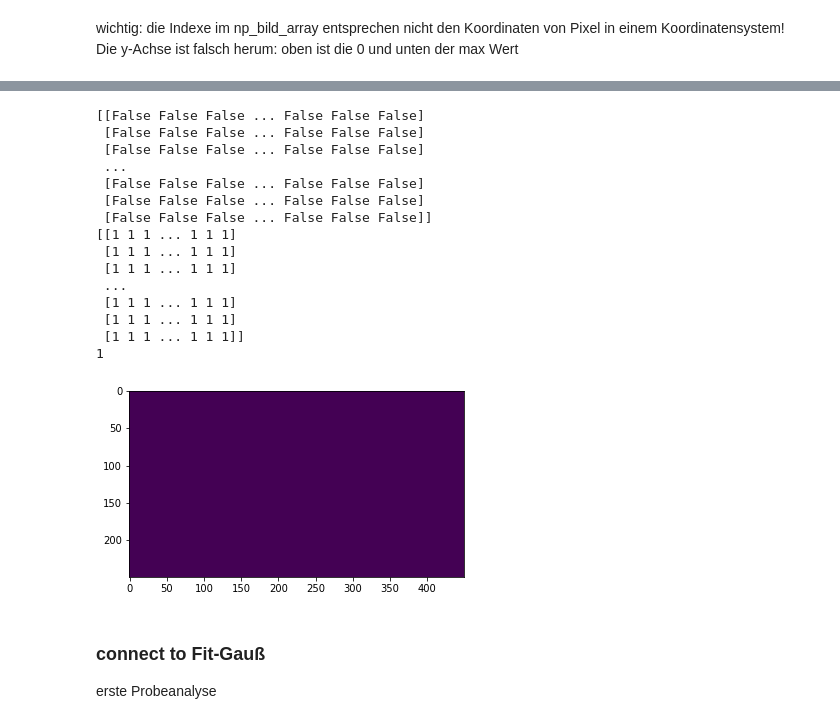
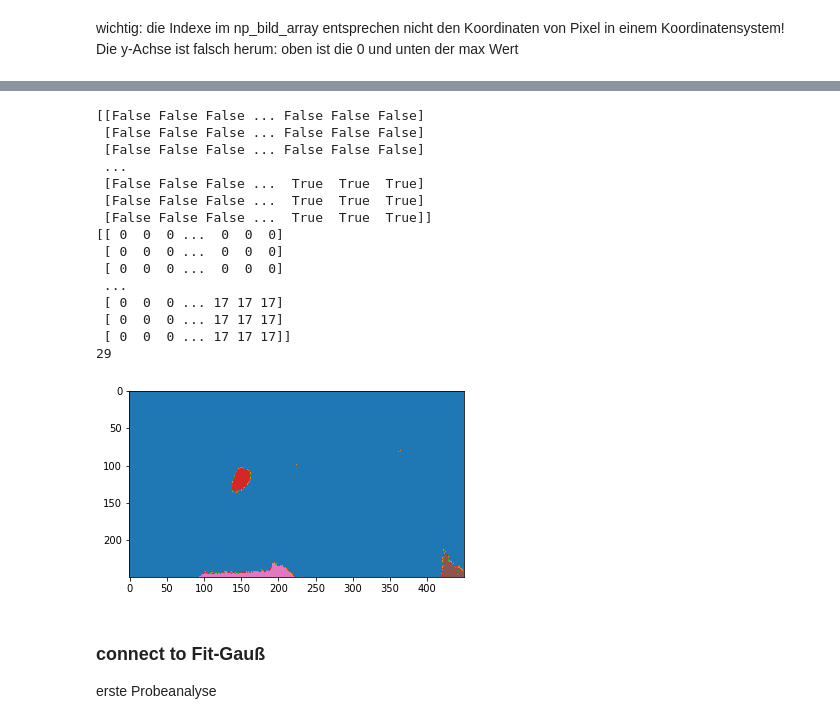
Before and after one commit to claryguru/BA_epics_camera, a Jupyter notebook: Jupiter/Datenanalyse.ipynb, the cells around one changed output, grey strips where cells are left out. Drawn from its saved outputs; the diff is of its cells as text; code cells hidden in the pictures.

```diff
--- a/Jupiter/Datenanalyse.ipynb
+++ b/Jupiter/Datenanalyse.ipynb
@@ -110,29 +181,35 @@ from scipy.ndimage import label
 # %%
 #label  example np middle
-mask = middle < middle.mean()
+mask = middle < 250
 print(mask)
-labeled_ex, num_label_ex = label(middle)
+#filter_middle = median_filter(middle, size=middle.shape)
+labeled_ex, num_label_ex = label(mask)
 print(labeled_ex)
 print(num_label_ex)
-plt.imshow(labeled_ex)
+plt.imshow(middle)
+#plt.imshow(filter_middle)
+fig = plt.figure(figsize=(15,2))
+ax = fig.subplots(1, 5)
+plt.imshow(mask)
+plt.imshow(labeled_ex,cmap='tab10')
 plt.show()
 # %% [output]
 [[False False False ... False False False]
  [False False False ... False False False]
  [False False False ... False False False]
  ...
- [False False False ... False False False]
- [False False False ... False False False]
- [False False False ... False False False]]
-[[1 1 1 ... 1 1 1]
- [1 1 1 ... 1 1 1]
- [1 1 1 ... 1 1 1]
+ [False False False ...  True  True  True]
+ [False False False ...  True  True  True]
+ [False False False ...  True  True  True]]
+[[ 0  0  0 ...  0  0  0]
+ [ 0  0  0 ...  0  0  0]
+ [ 0  0  0 ...  0  0  0]
  ...
- [1 1 1 ... 1 1 1]
- [1 1 1 ... 1 1 1]
- [1 1 1 ... 1 1 1]]
-1
+ [ 0  0  0 ... 17 17 17]
+ [ 0  0  0 ... 17 17 17]
+ [ 0  0  0 ... 17 17 17]]
+29
-[figure, old version]
+[figure, new version]
 # %%
 #im Probe Gauß
 # %% [markdown]
```
Also changed, not shown: parts of 9 cells of this notebook, 1 other file.
